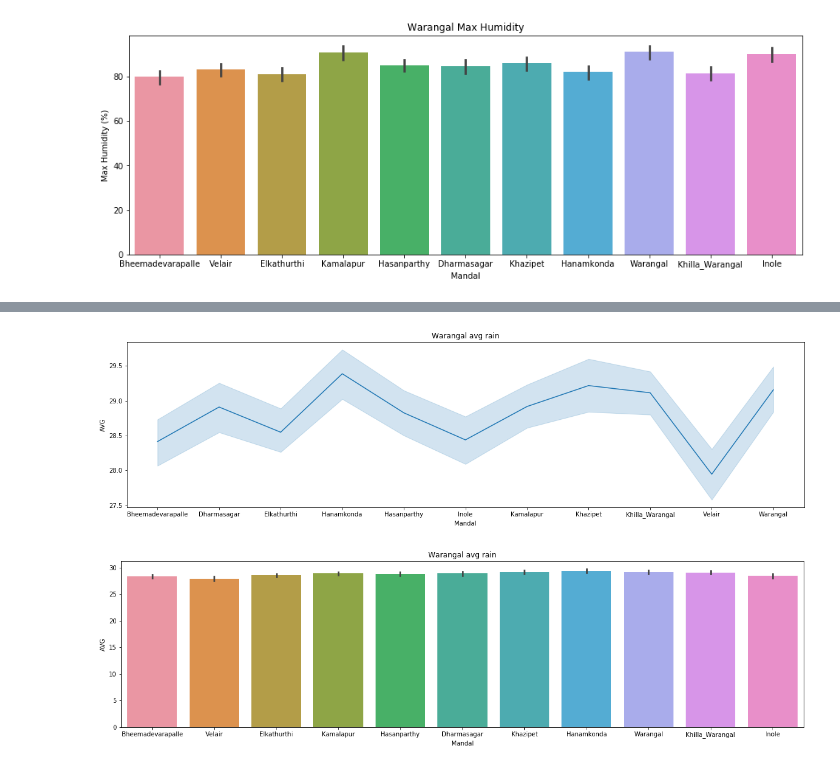
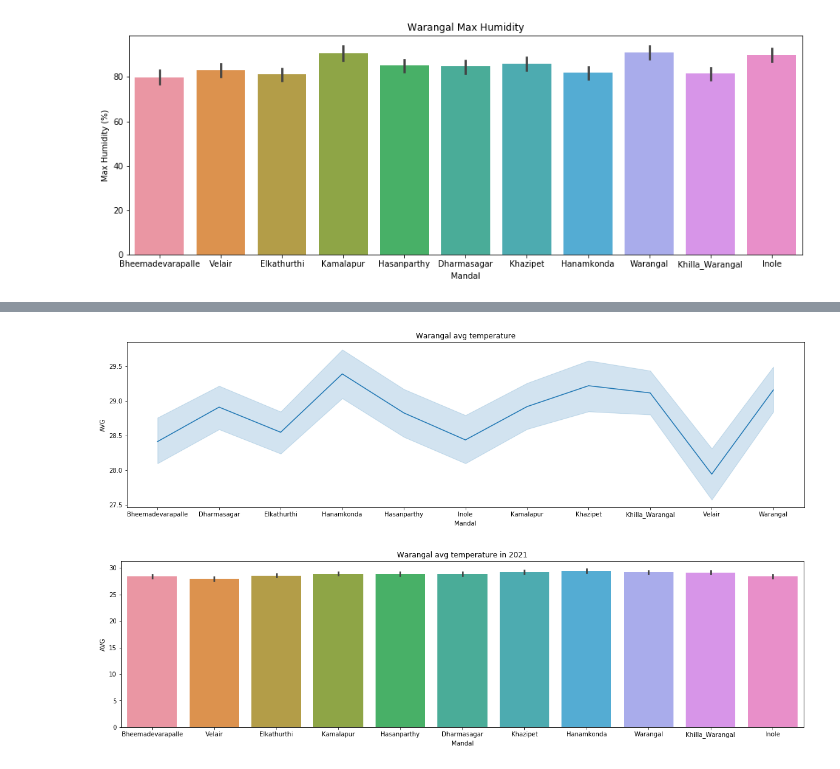
Before and after one commit to smartinternz02/SBSPS-Challenge-7154-SDG-13-Climate-Action, a Jupyter notebook: DATASETS/2021 datasets/Datavis-war.ipynb, the cells around one changed output, grey strips where cells are left out. Saved outputs shown, nothing was run; the diff lists cells and outputs as text; code cells hidden in the pictures.

Commit message:
RECENT VISUALISATIONS

```diff
--- a/DATASETS/2021 datasets/Datavis-war.ipynb
+++ b/DATASETS/2021 datasets/Datavis-war.ipynb
@@ -100,14 +100,14 @@ plt.show()
 # %%
 plt.figure(figsize=(20,5))
-plt.title("Warangal avg rain")
+plt.title("Warangal avg temperature")
 sns.lineplot(y='AVG',x='Mandal',data=b)
 plt.show()
 # %% [output]
-[figure, old version]
+[figure, new version]
 # %%
 plt.figure(figsize=(20,5))
-plt.title("Warangal avg rain")
+plt.title("Warangal avg temperature in 2021")
 sns.barplot(y='AVG',x='Mandal',data=b)
 plt.show()
 # %% [output]
-[figure, old version]
+[figure, new version]
```
Also changed, not shown: parts of 3 cells of this notebook, 1 other file.
